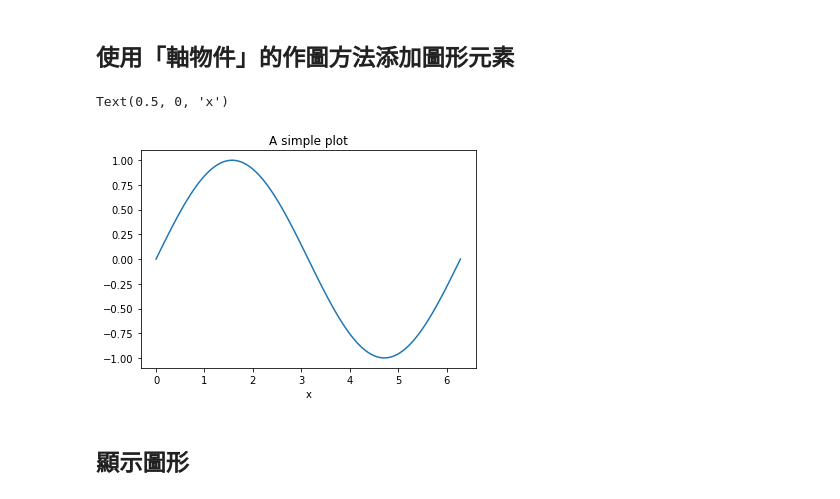
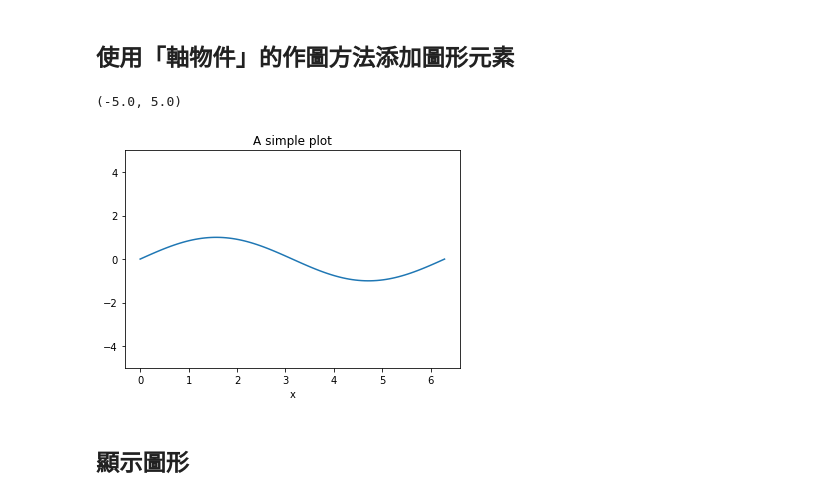
Before and after one commit to datainpoint/classroom-hahow-pythonfiftyplus, a Jupyter notebook: 12-matplotlib/lecture.ipynb, the cells around one changed output. Saved outputs shown, nothing was run; the diff lists cells and outputs as text; code cells hidden in the pictures.

```diff
--- a/12-matplotlib/lecture.ipynb
+++ b/12-matplotlib/lecture.ipynb
@@ -215,12 +218,13 @@ ax.plot(x, sinx)
 # %%
 fig = plt.figure()
 ax = plt.axes()
 ax.plot(x, sinx)
 ax.set_title('A simple plot')
 ax.set_xlabel('x')
+ax.set_ylim(-5, 5)
 # %% [output]
-Text(0.5, 0, 'x')
+(-5.0, 5.0)
-[figure, old version]
+[figure, new version]
 # %% [markdown]
 ## 顯示圖形
 # %%
```
Also changed, not shown: parts of 12 cells of this notebook, 9 other files.
